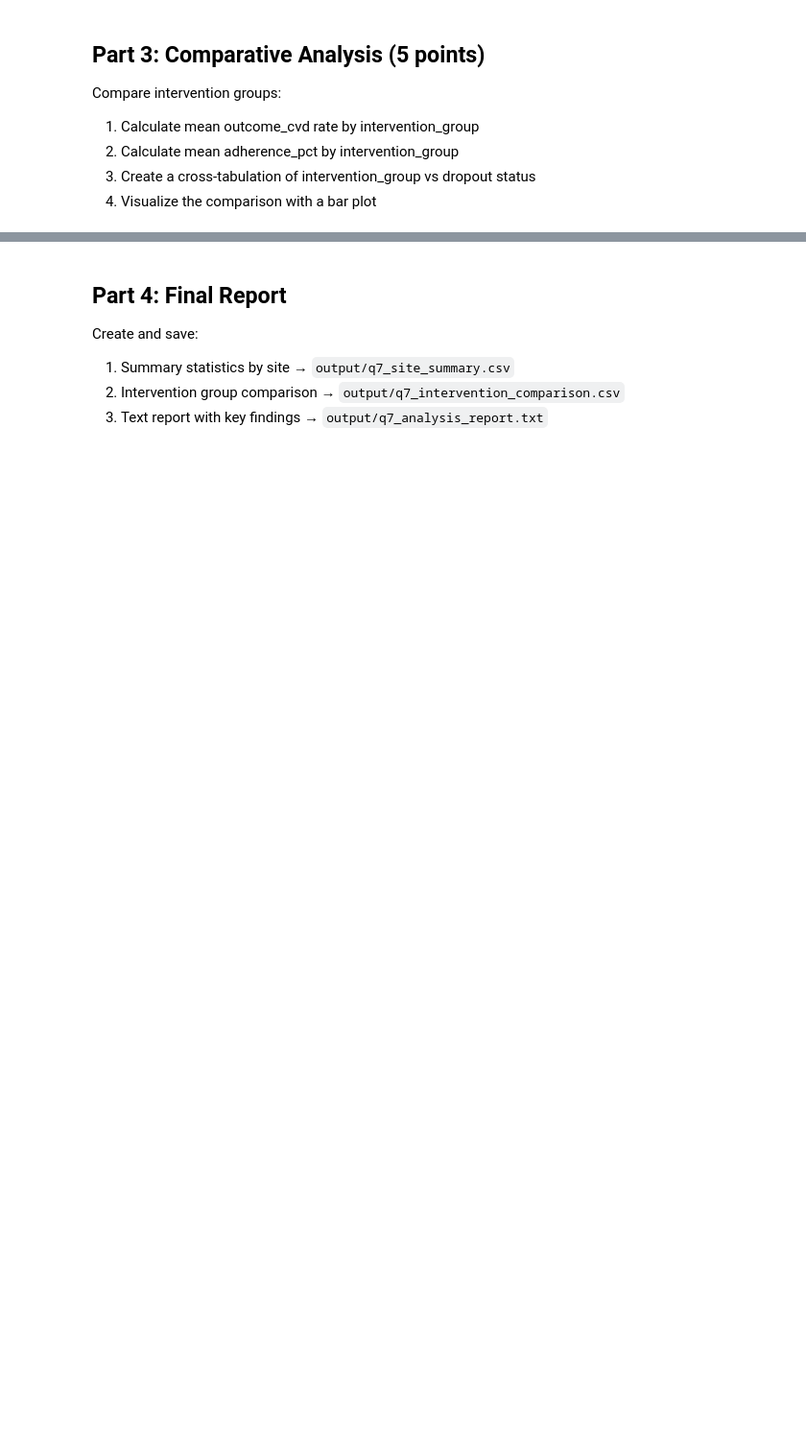
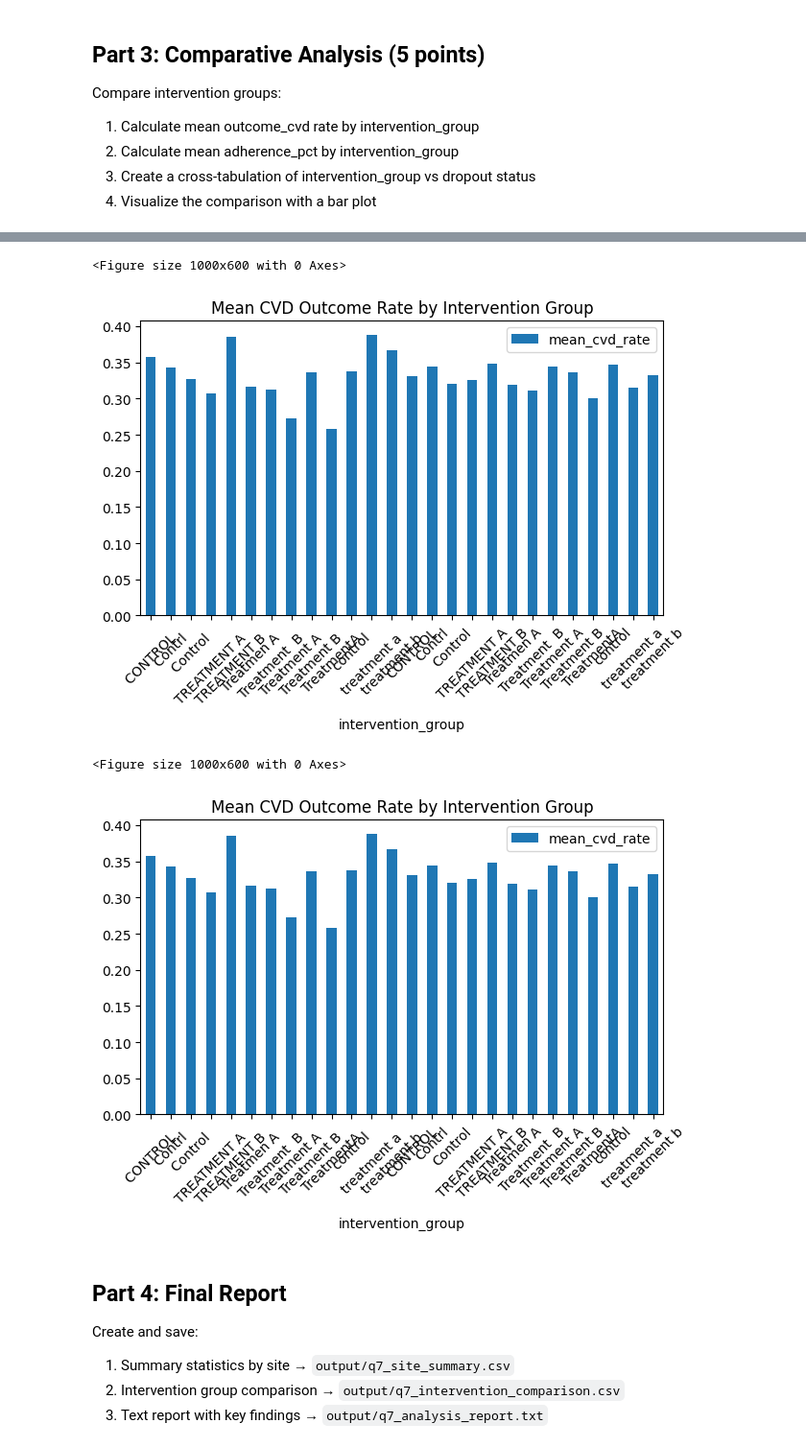
Before and after one commit to UCSF-DataSci/ds217-midterm-Zefan-Huang, a Jupyter notebook: q7_aggregation.ipynb, the cells around one changed output, grey strips where cells are left out. Shown at 96% size. Cells and saved outputs as stored; diff of their text form; code cells hidden in the pictures; blank space fills up the shorter version.

```diff
--- a/q7_aggregation.ipynb
+++ b/q7_aggregation.ipynb
@@ -83,0 +103,14 @@ Compare intervention groups:
+# %%
+# TODO: Intervention group comparisons
+for col in ['outcome_cvd', 'dropout']:
+    df[col] = df[col].astype(str).str.lower().str.strip()
+    df[col] = df[col].replace({
+        'yes': 1, 'y': 1,
+        'no': 0, 'n': 0
+    }).astype(float)
+cvd_rate = df.groupby('intervention_group', as_index=False)['outcome_cvd'].mean()
+cvd_rate.columns = ['intervention_group', 'mean_cvd_rate']
+adherence_mean = df.groupby('intervention_group', as_index=False)['adherence_pct'].mean()
+adherence_mean.columns = ['intervention_group', 'mean_adherence_pct']
+dropout_crosstab = pd.crosstab(df['intervention_group'], df['dropout'])
+print("Cross-tabulation of intervention group vs dropout status:\n", dropout_crosstab, "\n")
@@ -84,3 +135,23 @@ Compare intervention groups:
+# %%
+# TODO: Visualization
+plot_group_comparison(
+    data=cvd_rate,
+    x_col='intervention_group',
+    y_col='mean_cvd_rate',
+    title='Mean CVD Outcome Rate by Intervention Group'
+)
+
+plot_group_comparison(
+    data=cvd_rate,
+    x_col='intervention_group',
+    y_col='mean_cvd_rate',
+    title='Mean CVD Outcome Rate by Intervention Group'
+)
+# %% [output]
+<Figure size 1000x600 with 0 Axes>
+[figure, added]
+<Figure size 1000x600 with 0 Axes>
+[figure, added]
 # %% [markdown]
 ## Part 4: Final Report
 
```
Also changed, not shown: parts of 7 cells of this notebook, 10 other files.
